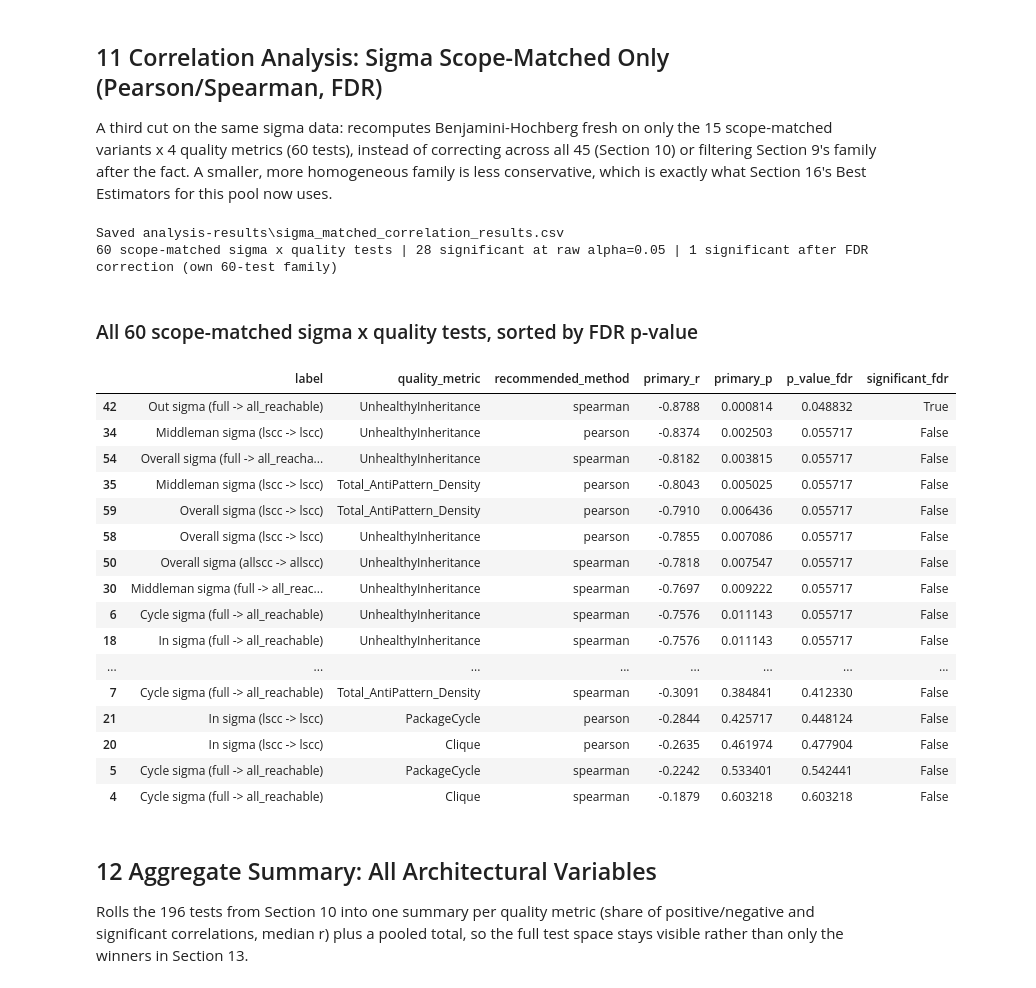
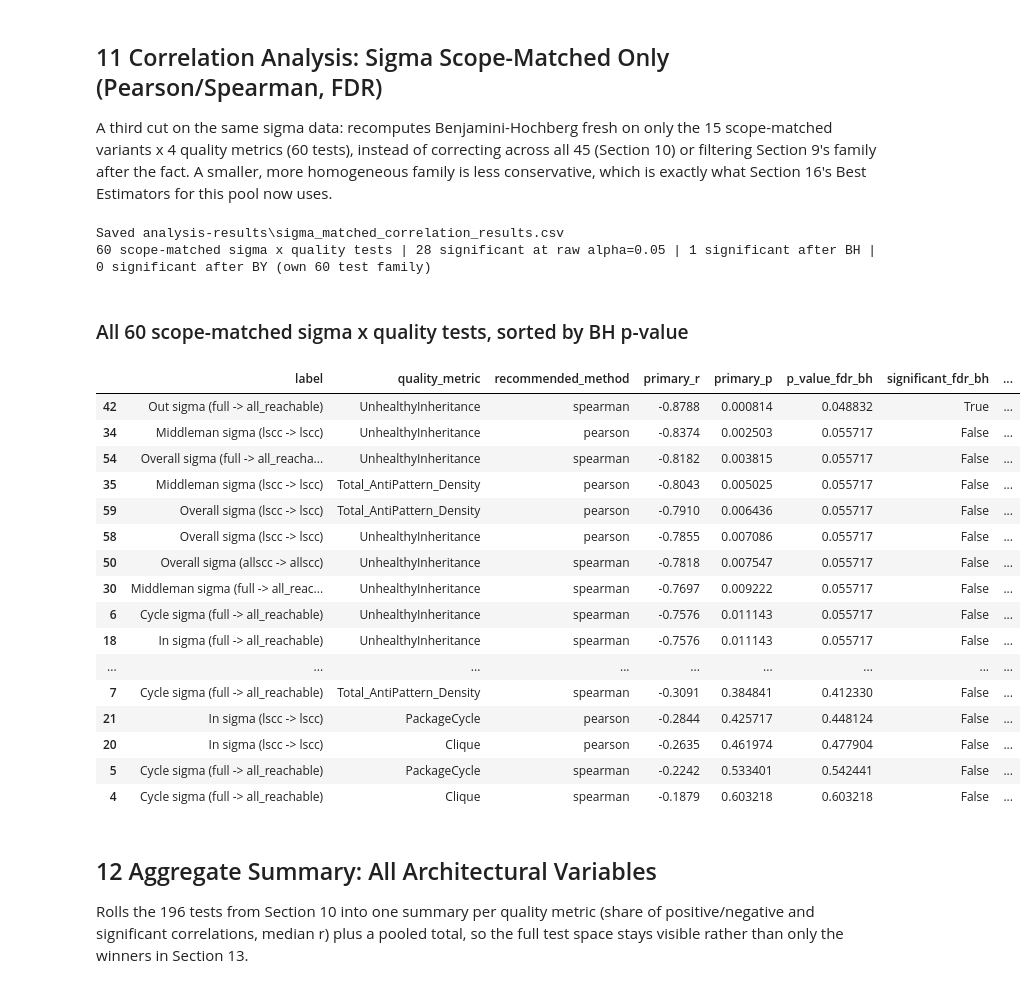
Before and after one commit to MauroZorzin/small-world-property, a Jupyter notebook: analyse.ipynb, the cells around one changed output. Saved outputs shown, nothing was run; the diff lists cells and outputs as text; code cells hidden in the pictures.

```diff
--- a/analyse.ipynb
+++ b/analyse.ipynb
@@ -217,7 +222,7 @@ def process_dv8(dfs):
         pivoted = temp.set_index('Type')[['%Files']].T
         pivoted.columns.name = None
         pivoted.index = [0]
-        pivoted['Total_AntiPattern_Density'] = temp['FileCount'].sum() / total_files
+        pivoted['Total_AntiPattern_Density'] = temp['FileCount'].sum() / total_files * 100
         pivoted.insert(0, 'project_name', name)
         records.append(pivoted)
     return pd.concat(records, ignore_index=True).fillna(0)
@@ -340,12 +345,6 @@ to be stable using the relative standard error of the mean against a 2 percent
 threshold. Re-run generate_random_sample.py for any project flagged below.
 # %%
 CONVERGENCE_THRESHOLD_PCT = 2.0
-
-
-def relative_sem_pct(mean, std, n):
-    if pd.isna(mean) or pd.isna(std) or pd.isna(n) or n < 2 or mean == 0:
-        return np.nan
-    return 100 * (std / np.sqrt(n)) / abs(mean)
 
 
 detail_rows = []
@@ -354,12 +353,12 @@ for name, df in fag_dfs.items():
     n = row.get('smallworld_num_random_samples', np.nan)
     for scope in C_SCOPES:
         for k in C_KEYS:
-            pct = relative_sem_pct(row.get(f'smallworld_C_rand_mean_{scope}_{k}'),
+            pct = ml.relative_sem_pct(row.get(f'smallworld_C_rand_mean_{scope}_{k}'),
                                     row.get(f'smallworld_C_rand_std_{scope}_{k}'), n)
             detail_rows.append({'project_name': name, 'num_random_samples': n,
                                  'metric': f'C_rand_{scope}_{k}', 'relative_sem_pct': pct})
     for l in L_KEYS:
-        pct = relative_sem_pct(row.get(f'smallworld_L_rand_mean_{l}'),
+        pct = ml.relative_sem_pct(row.get(f'smallworld_L_rand_mean_{l}'),
                                 row.get(f'smallworld_L_rand_std_{l}'), n)
         detail_rows.append({'project_name': name, 'num_random_samples': n,
                              'metric': f'L_rand_{l}', 'relative_sem_pct': pct})
@@ -766,20 +889,17 @@ for arch_col in sigma_cols:
 df_sigma_corr = pd.DataFrame(full_rows)
 # Own FDR family separate from Section 10 this answers a different question
 # how the entire 45-variant test space looks not which variables are the best estimators
-_, p_fdr_sigma, _, _ = multipletests(df_sigma_corr['primary_p'], method='fdr_bh')
-df_sigma_corr['p_value_fdr'] = p_fdr_sigma.round(6)
-df_sigma_corr['significant_uncorrected'] = df_sigma_corr['primary_p'] < 0.05
-df_sigma_corr['significant_fdr'] = df_sigma_corr['p_value_fdr'] < 0.05
+df_sigma_corr = apply_fdr(df_sigma_corr)
 scope_matched_lookup = sigma_long.drop_duplicates('sigma_metric').set_index('sigma_metric')['scope_matched']
 df_sigma_corr['scope_matched'] = df_sigma_corr['arch_metric'].map(scope_matched_lookup)
 save_table(df_sigma_corr, 'sigma_full_correlation_results.csv')
 
 print(f"{len(df_sigma_corr)} sigma x quality tests | {df_sigma_corr['significant_uncorrected'].sum()} significant at raw alpha=0.05 "
-      f"| {df_sigma_corr['significant_fdr'].sum()} significant after FDR correction (own FDR family)")
+      f"| {df_sigma_corr['significant_fdr_bh'].sum()} significant after BH | {df_sigma_corr['significant_fdr_by'].sum()} significant after BY (own family)")
 
-display(Markdown(f'### All {len(df_sigma_corr)} sigma x quality tests, sorted by FDR p-value'))
+display(Markdown(f'### All {len(df_sigma_corr)} sigma x quality tests, sorted by BH p-value'))
 display(df_sigma_corr.assign(label=df_sigma_corr['arch_metric'].map(pretty_label))
-        .sort_values(['p_value_fdr', 'primary_p'])
-        [['label', 'quality_metric', 'recommended_method', 'primary_r', 'primary_p', 'p_value_fdr', 'significant_fdr']])
+        .sort_values(['p_value_fdr_bh', 'primary_p'])
+        [['label', 'quality_metric', 'recommended_method', 'primary_r', 'primary_p', 'p_value_fdr_bh', 'significant_fdr_bh', 'p_value_fdr_by', 'significant_fdr_by']])
 # %% [output]
 Saved analysis-results\sigma_full_correlation_results.csv
@@ -808,42 +928,39 @@ smaller, more homogeneous family is less conservative, which is exactly what
 Section 16's Best Estimators for this pool now uses.
 # %%
 df_sigma_matched_corr = df_sigma_corr[df_sigma_corr['scope_matched']].drop(
-    columns=['p_value_fdr', 'significant_uncorrected', 'significant_fdr']).reset_index(drop=True)
-_, p_fdr_matched, _, _ = multipletests(df_sigma_matched_corr['primary_p'], method='fdr_bh')
-df_sigma_matched_corr['p_value_fdr'] = p_fdr_matched.round(6)
-df_sigma_matched_corr['significant_uncorrected'] = df_sigma_matched_corr['primary_p'] < 0.05
-df_sigma_matched_corr['significant_fdr'] = df_sigma_matched_corr['p_value_fdr'] < 0.05
+    columns=['p_value_fdr_bh', 'significant_fdr_bh', 'p_value_fdr_by', 'significant_fdr_by', 'significant_uncorrected']).reset_index(drop=True)
+df_sigma_matched_corr = apply_fdr(df_sigma_matched_corr)
 save_table(df_sigma_matched_corr, 'sigma_matched_correlation_results.csv')
 
 print(f"{len(df_sigma_matched_corr)} scope-matched sigma x quality tests | "
       f"{df_sigma_matched_corr['significant_uncorrected'].sum()} significant at raw alpha=0.05 "
-      f"| {df_sigma_matched_corr['significant_fdr'].sum()} significant after FDR correction (own 60-test family)")
+      f"| {df_sigma_matched_corr['significant_fdr_bh'].sum()} significant after BH | {df_sigma_matched_corr['significant_fdr_by'].sum()} significant after BY (own 60 test family)")
 
-display(Markdown(f'### All {len(df_sigma_matched_corr)} scope-matched sigma x quality tests, sorted by FDR p-value'))
+display(Markdown(f'### All {len(df_sigma_matched_corr)} scope-matched sigma x quality tests, sorted by BH p-value'))
 display(df_sigma_matched_corr.assign(label=df_sigma_matched_corr['arch_metric'].map(pretty_label))
-        .sort_values(['p_value_fdr', 'primary_p'])
-        [['label', 'quality_metric', 'recommended_method', 'primary_r', 'primary_p', 'p_value_fdr', 'significant_fdr']])
+        .sort_values(['p_value_fdr_bh', 'primary_p'])
+        [['label', 'quality_metric', 'recommended_method', 'primary_r', 'primary_p', 'p_value_fdr_bh', 'significant_fdr_bh', 'p_value_fdr_by', 'significant_fdr_by']])
 # %% [output]
 Saved analysis-results\sigma_matched_correlation_results.csv
-60 scope-matched sigma x quality tests | 28 significant at raw alpha=0.05 | 1 significant after FDR correction (own 60-test family)
+60 scope-matched sigma x quality tests | 28 significant at raw alpha=0.05 | 1 significant after BH | 0 significant after BY (own 60 test family)
-### All 60 scope-matched sigma x quality tests, sorted by FDR p-value
+### All 60 scope-matched sigma x quality tests, sorted by BH p-value
-|  | label | quality_metric | recommended_method | primary_r | primary_p | p_value_fdr | significant_fdr |
-| 42 | Out sigma (full -> all_reachable) | UnhealthyInheritance | spearman | -0.8788 | 0.000814 | 0.048832 | True |
-| 34 | Middleman sigma (lscc -> lscc) | UnhealthyInheritance | pearson | -0.8374 | 0.002503 | 0.055717 | False |
-| 54 | Overall sigma (full -> all_reacha... | UnhealthyInheritance | spearman | -0.8182 | 0.003815 | 0.055717 | False |
-| 35 | Middleman sigma (lscc -> lscc) | Total_AntiPattern_Density | pearson | -0.8043 | 0.005025 | 0.055717 | False |
-| 59 | Overall sigma (lscc -> lscc) | Total_AntiPattern_Density | pearson | -0.7910 | 0.006436 | 0.055717 | False |
-| 58 | Overall sigma (lscc -> lscc) | UnhealthyInheritance | pearson | -0.7855 | 0.007086 | 0.055717 | False |
-| 50 | Overall sigma (allscc -> allscc) | UnhealthyInheritance | spearman | -0.7818 | 0.007547 | 0.055717 | False |
-| 30 | Middleman sigma (full -> all_reac... | UnhealthyInheritance | spearman | -0.7697 | 0.009222 | 0.055717 | False |
-| 6 | Cycle sigma (full -> all_reachable) | UnhealthyInheritance | spearman | -0.7576 | 0.011143 | 0.055717 | False |
-| 18 | In sigma (full -> all_reachable) | UnhealthyInheritance | spearman | -0.7576 | 0.011143 | 0.055717 | False |
-| ... | ... | ... | ... | ... | ... | ... | ... |
-| 7 | Cycle sigma (full -> all_reachable) | Total_AntiPattern_Density | spearman | -0.3091 | 0.384841 | 0.412330 | False |
-| 21 | In sigma (lscc -> lscc) | PackageCycle | pearson | -0.2844 | 0.425717 | 0.448124 | False |
-| 20 | In sigma (lscc -> lscc) | Clique | pearson | -0.2635 | 0.461974 | 0.477904 | False |
-| 5 | Cycle sigma (full -> all_reachable) | PackageCycle | spearman | -0.2242 | 0.533401 | 0.542441 | False |
-| 4 | Cycle sigma (full -> all_reachable) | Clique | spearman | -0.1879 | 0.603218 | 0.603218 | False |
+|  | label | quality_metric | recommended_method | primary_r | primary_p | p_value_fdr_bh | significant_fdr_bh | ... |
+| 42 | Out sigma (full -> all_reachable) | UnhealthyInheritance | spearman | -0.8788 | 0.000814 | 0.048832 | True | ... |
+| 34 | Middleman sigma (lscc -> lscc) | UnhealthyInheritance | pearson | -0.8374 | 0.002503 | 0.055717 | False | ... |
+| 54 | Overall sigma (full -> all_reacha... | UnhealthyInheritance | spearman | -0.8182 | 0.003815 | 0.055717 | False | ... |
+| 35 | Middleman sigma (lscc -> lscc) | Total_AntiPattern_Density | pearson | -0.8043 | 0.005025 | 0.055717 | False | ... |
+| 59 | Overall sigma (lscc -> lscc) | Total_AntiPattern_Density | pearson | -0.7910 | 0.006436 | 0.055717 | False | ... |
+| 58 | Overall sigma (lscc -> lscc) | UnhealthyInheritance | pearson | -0.7855 | 0.007086 | 0.055717 | False | ... |
+| 50 | Overall sigma (allscc -> allscc) | UnhealthyInheritance | spearman | -0.7818 | 0.007547 | 0.055717 | False | ... |
+| 30 | Middleman sigma (full -> all_reac... | UnhealthyInheritance | spearman | -0.7697 | 0.009222 | 0.055717 | False | ... |
+| 6 | Cycle sigma (full -> all_reachable) | UnhealthyInheritance | spearman | -0.7576 | 0.011143 | 0.055717 | False | ... |
+| 18 | In sigma (full -> all_reachable) | UnhealthyInheritance | spearman | -0.7576 | 0.011143 | 0.055717 | False | ... |
+| ... | ... | ... | ... | ... | ... | ... | ... | ... |
+| 7 | Cycle sigma (full -> all_reachable) | Total_AntiPattern_Density | spearman | -0.3091 | 0.384841 | 0.412330 | False | ... |
+| 21 | In sigma (lscc -> lscc) | PackageCycle | pearson | -0.2844 | 0.425717 | 0.448124 | False | ... |
+| 20 | In sigma (lscc -> lscc) | Clique | pearson | -0.2635 | 0.461974 | 0.477904 | False | ... |
+| 5 | Cycle sigma (full -> all_reachable) | PackageCycle | spearman | -0.2242 | 0.533401 | 0.542441 | False | ... |
+| 4 | Cycle sigma (full -> all_reachable) | Clique | spearman | -0.1879 | 0.603218 | 0.603218 | False | ... |
 # %% [markdown]
 ## 12 Aggregate Summary: All Architectural Variables
 
```
Also changed, not shown: parts of 26 cells of this notebook, 13 other files.
